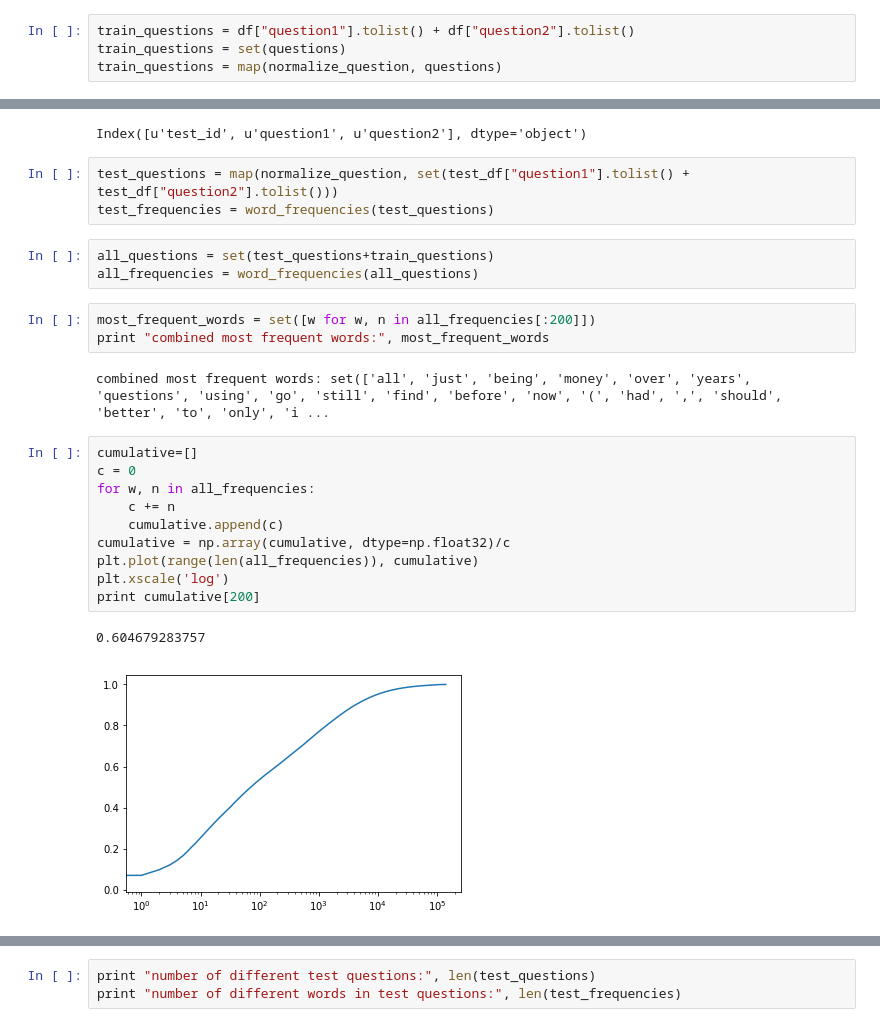
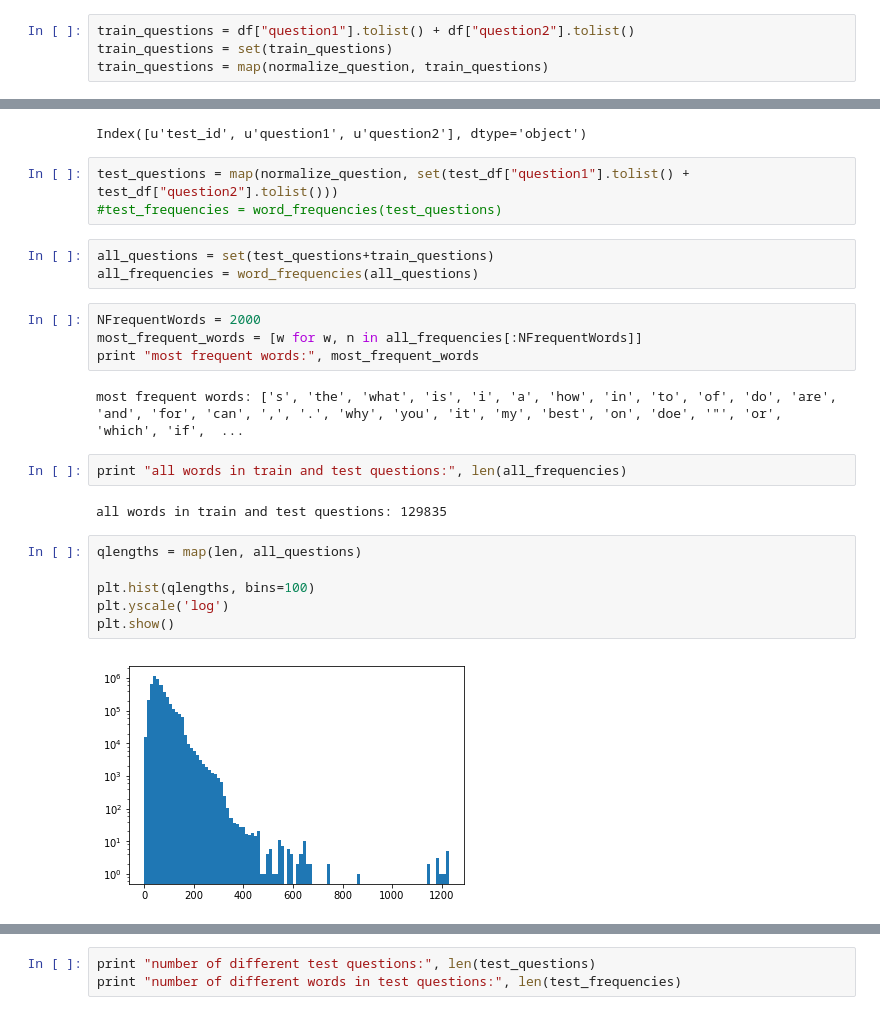
Before and after one commit to imandr/questions, a Jupyter notebook: tools/encoding.ipynb, the cells around one changed output, grey strips where cells are left out. Cells and saved outputs as stored; diff of their text form.

Commit message:
New encoding, same for train and test, normalize_for_test.py

```diff
--- a/tools/encoding.ipynb
+++ b/tools/encoding.ipynb
@@ -34,4 +82,4 @@ def normalize_question(q):
 # %%
 train_questions = df["question1"].tolist() + df["question2"].tolist()
-train_questions = set(questions)
-train_questions = map(normalize_question, questions)
+train_questions = set(train_questions)
+train_questions = map(normalize_question, train_questions)
@@ -61,25 +104,25 @@ print test_df.columns
 Index([u'test_id', u'question1', u'question2'], dtype='object')
 # %%
 test_questions = map(normalize_question, set(test_df["question1"].tolist() + test_df["question2"].tolist()))
-test_frequencies = word_frequencies(test_questions)
+#test_frequencies = word_frequencies(test_questions)
 # %%
 all_questions = set(test_questions+train_questions)
 all_frequencies = word_frequencies(all_questions)
 # %%
-most_frequent_words = set([w for w, n in all_frequencies[:200]])
-print "combined most frequent words:", most_frequent_words
+NFrequentWords = 2000
+most_frequent_words = [w for w, n in all_frequencies[:NFrequentWords]]
+print "most frequent words:", most_frequent_words
 # %% [output]
-combined most frequent words: set(['all', 'just', 'being', 'money', 'over', 'years', 'questions', 'using', 'go', 'still', 'find', 'before', 'now', '(', 'had', ',', 'should', 'better', 'to', 'only', 'i ...
+most frequent words: ['s', 'the', 'what', 'is', 'i', 'a', 'how', 'in', 'to', 'of', 'do', 'are', 'and', 'for', 'can', ',', '.', 'why', 'you', 'it', 'my', 'best', 'on', 'doe', '"', 'or', 'which', 'if',  ...
-# %%
-cumulative=[]
-c = 0
-for w, n in all_frequencies:
-    c += n
-    cumulative.append(c)
-cumulative = np.array(cumulative, dtype=np.float32)/c
-plt.plot(range(len(all_frequencies)), cumulative)
-plt.xscale('log')
-print cumulative[200]
-# %% [output]
-0.604679283757
-[figure, removed]
+# %%
+print "all words in train and test questions:", len(all_frequencies)
+# %% [output]
+all words in train and test questions: 129835
+# %%
+qlengths = map(len, all_questions)
+
+plt.hist(qlengths, bins=100)
+plt.yscale('log')
+plt.show()
+# %% [output]
+[figure, added]
```
Also changed, not shown: parts of 28 cells of this notebook, 4 other files.
